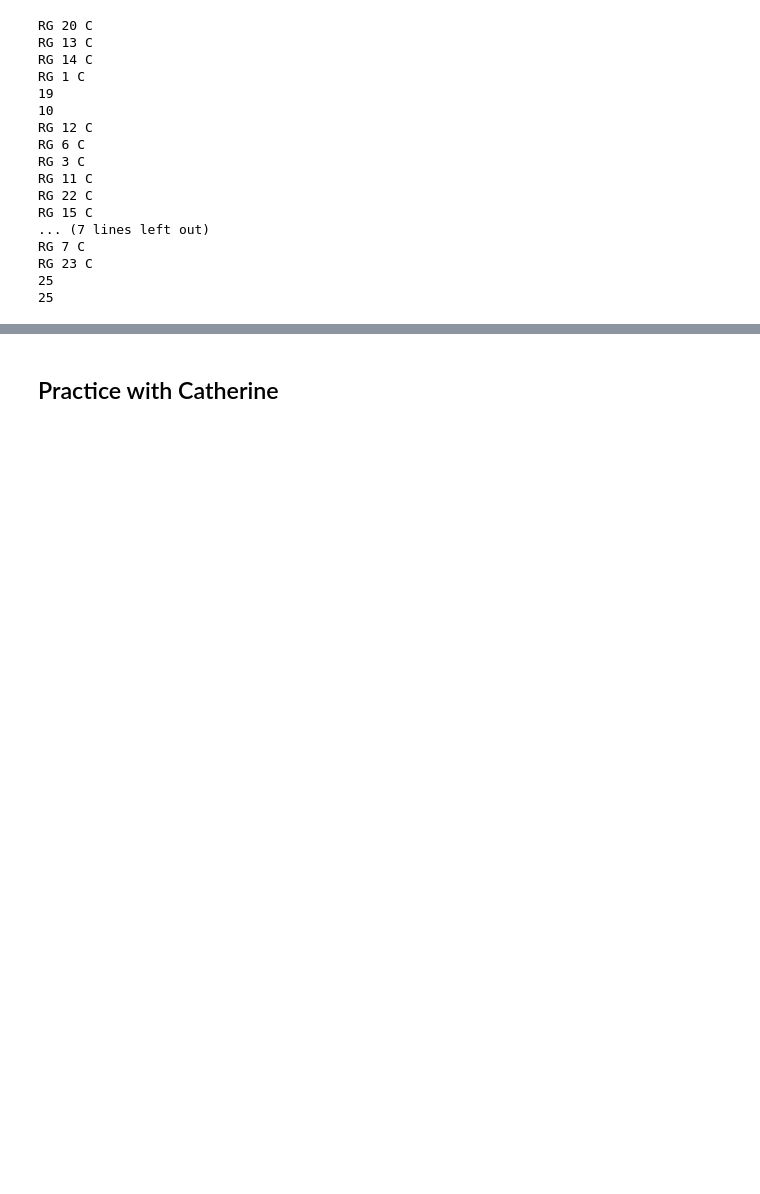
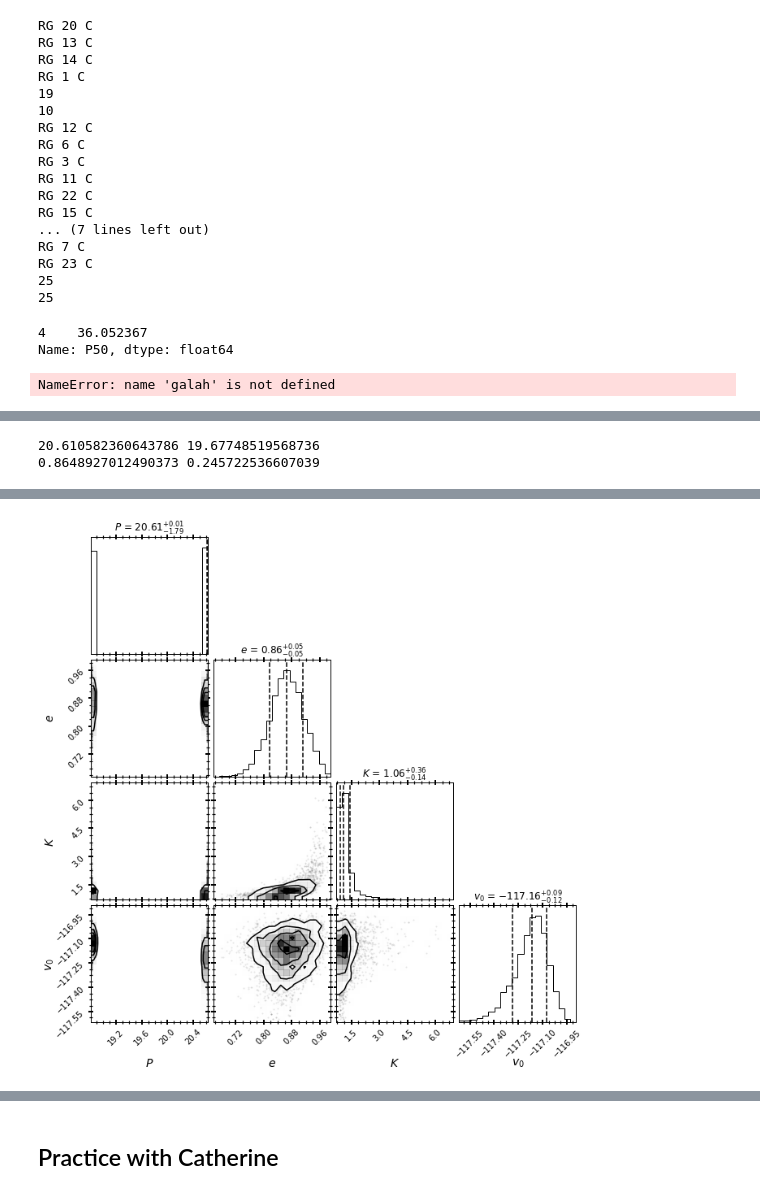
Before and after one commit to MaryumSayeed/ESPRESSO, a Jupyter notebook: scripts/normalizing.ipynb, the cells around one changed output, grey strips where cells are left out. Cells and saved outputs as stored; diff of their text form; code cells hidden in the pictures; blank space fills up the shorter version.

```diff
--- a/scripts/normalizing.ipynb
+++ b/scripts/normalizing.ipynb
@@ -226,3 +249,53 @@ from astropy.time import Time
 # %%
 binary_list_113 = 1, 4, 5, 7, 9, 11, 16, 18, 19, 21, 23
 binary_list_112 = 5, 6, 7, 23 #13 removed because of dipper star
+# %%
+before = pd.read_csv('table4_1.csv')
+before[(before.program==112) & (before.RG_id==23)].P50
+# %% [output]
+4    36.052367
+Name: P50, dtype: float64
+# %%
+table4[(table4.program==113) & (table4.RG_id==16)]
+galah
+# %% [output]
+NameError: name 'galah' is not defined
+# %%
+import pickle
+# for RG in binary_list_113:
+program=113
+RG=5
+version = 2
+fname = '../mcmc/%s_%s_mcmc_%s.pickle'%(program,RG,version)
+
+with open(fname, 'rb') as handle:
+    mcmc_samples = pickle.load(handle)
+fname2 = '../mcmc/%s_%s_trace_%s.pickle'%(program,RG,version)
+with open(fname2, 'rb') as handle:
+    trace = pickle.load(handle)
+fname3   = '../mcmc/%s_%s_joker_%s.hdf5'%(program,RG,version)
+
+Ps = mcmc_samples['P'].value
+es = mcmc_samples['e'].value
+Ks = mcmc_samples['K'].value
+try:
+    print(np.percentile(Ps, 50),table4[(table4.program==program) & (table4.RG_id==RG)]['P50'].values[0])
+    print(np.percentile(es, 50),table4[(table4.program==program) & (table4.RG_id==RG)]['e50'].values[0])
+except Exception as e:
+    print(e)
+colnames = ['P','e','K','v0']
+summary = az.summary(trace, colnames)
+rhat = summary['r_hat'].to_list()
+
+fig = corner.corner(mcmc_samples.tbl.to_pandas()[colnames],
+                    labels=[
+                        r"$P$", r"$e$", r"$K$",r"$v_0$"],
+                    quantiles=[0.16, 0.5, 0.84],
+                    show_titles=True,
+                    title_kwargs={"fontsize": 12}
+                   )
+
+dft = table4[(table4.program==program) & (table4.RG_id==RG)]
+joker_samples = tj.JokerSamples.read(fname3)
+time, rv, rv_err = clean_up(dft)
+# %% [output]
@@ -228,0 +303,2 @@ binary_list_112 = 5, 6, 7, 23 #13 removed because of dipper star
+20.610582360643786 19.67748519568736
+0.8648927012490373 0.245722536607039
@@ -228,0 +306 @@ binary_list_112 = 5, 6, 7, 23 #13 removed because of dipper star
+[figure, added]
```
Also changed, not shown: parts of 7 cells of this notebook, 3 other files.
